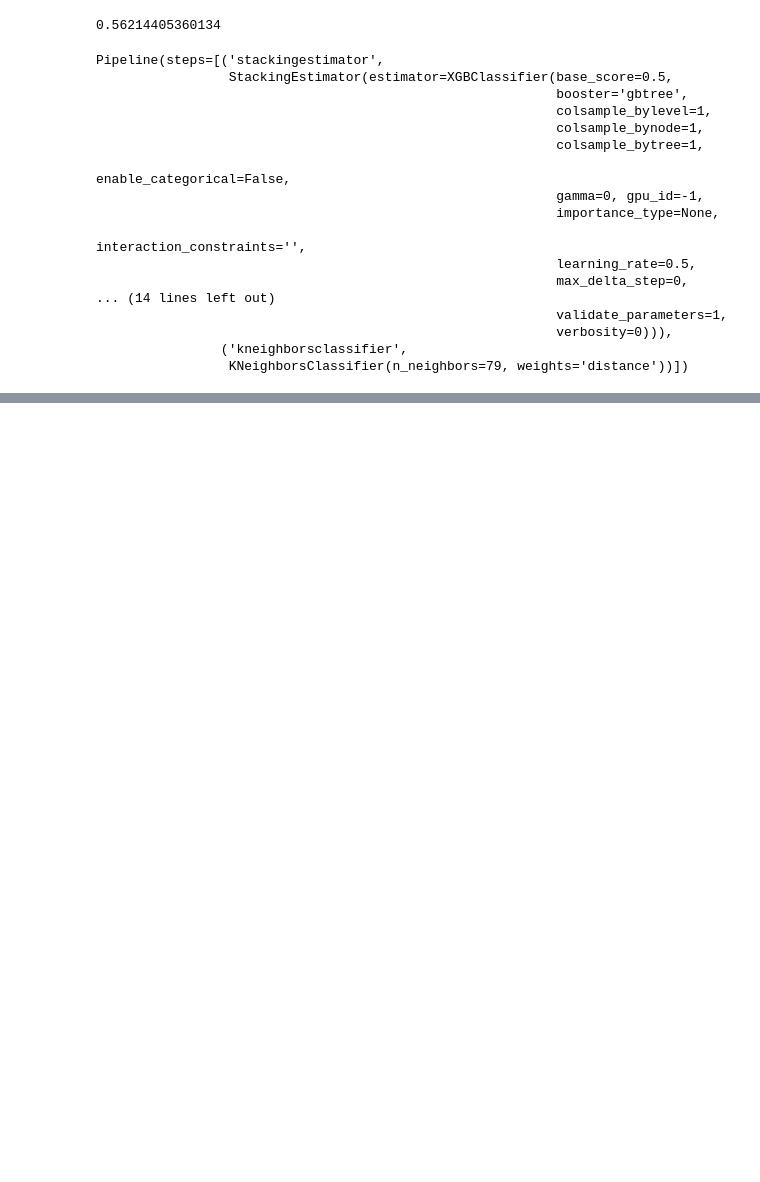
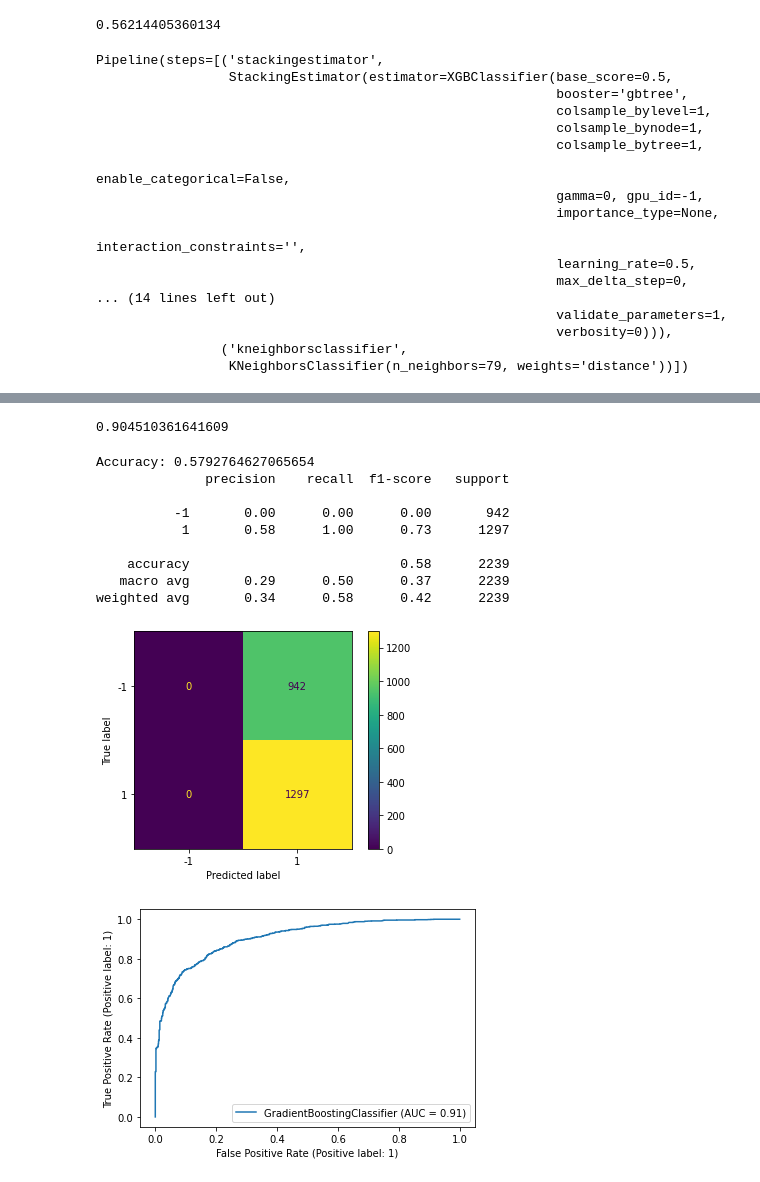
Before and after one commit to rparthas/data, a Jupyter notebook: hackathons/Phishing.ipynb, the cells around one changed output, grey strips where cells are left out. Cells and saved outputs as stored; diff of their text form; code cells hidden in the pictures; blank space fills up the shorter version.

```diff
--- a/hackathons/Phishing.ipynb
+++ b/hackathons/Phishing.ipynb
@@ -127,0 +167,12 @@ plot_confusion_matrix(model, X_test, y_test)
+# %%
+data_mod = data.drop(['SSLfinal_State','URL_of_Anchor'],axis=1)
+X = data_mod[data_mod.columns[1:29]]
+y = data_mod['Result']
+enc = OneHotEncoder(handle_unknown='ignore')
+X = pd.DataFrame(enc.fit_transform(X).toarray())
+# %%
+X_train, X_test, y_train, y_test = train_test_split(X,y,train_size=0.75, test_size=0.25)
+# %%
+pipeline_optimizer = TPOTClassifier(generations=5, population_size=10, cv=5,
+                                    random_state=42, verbosity=2,scoring ='f1')
+pipeline_optimizer.fit(X_train, y_train)
@@ -127,0 +194,21 @@ plot_confusion_matrix(model, X_test, y_test)
+# %%
+print(pipeline_optimizer.score(X_test, y_test))
+pipeline_optimizer.export('tpot_exported_pipeline.py')
+# %% [output]
+0.904510361641609
+# %%
+model = GradientBoostingClassifier(learning_rate=0.001, max_depth=4, max_features=0.05, min_samples_leaf=8, min_samples_split=16, n_estimators=100, subsample=0.6000000000000001)
+model.fit(X_train,y_train)
+print_scores(model,X_test,y_test)
+# %% [output]
+Accuracy: 0.5792764627065654
+              precision    recall  f1-score   support
+
+          -1       0.00      0.00      0.00       942
+           1       0.58      1.00      0.73      1297
+
+    accuracy                           0.58      2239
+   macro avg       0.29      0.50      0.37      2239
+weighted avg       0.34      0.58      0.42      2239
+[figure, added]
+[figure, added]
```
Also changed, not shown: parts of 22 cells of this notebook.
